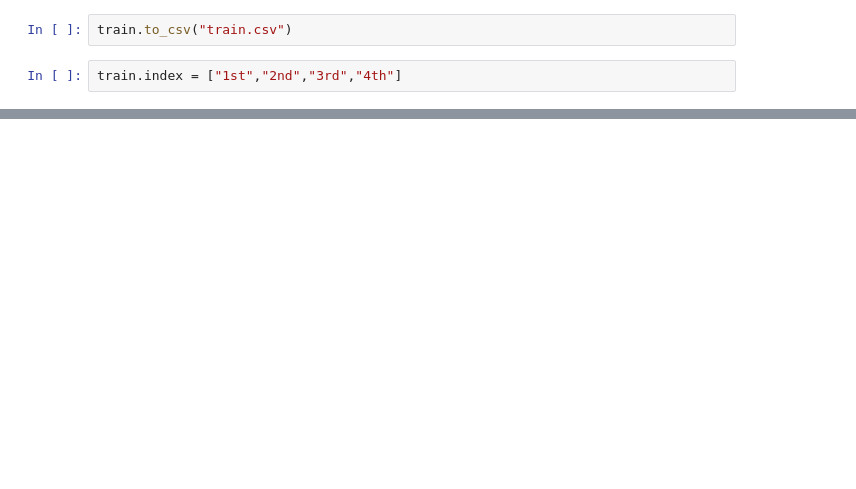
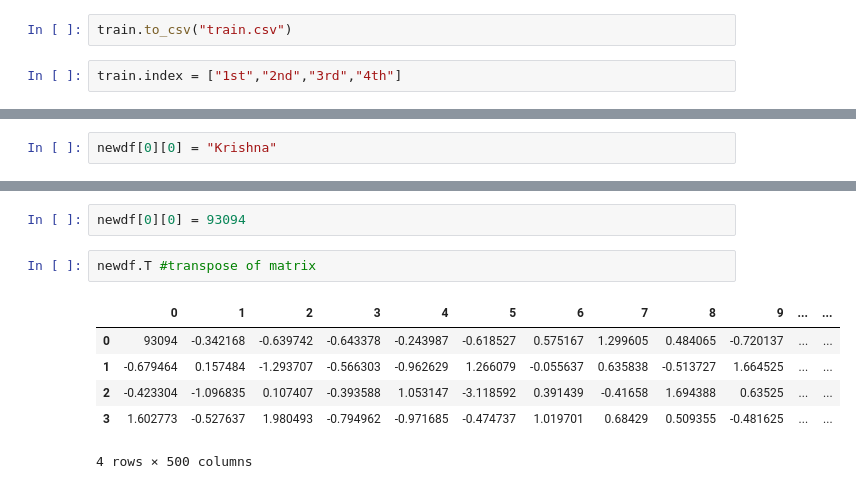
Before and after one commit to krish-alt/python, a Jupyter notebook: Untitled.ipynb, the cells around one changed output, grey strips where cells are left out. Cells and saved outputs as stored; diff of their text form; blank space fills up the shorter version.

```diff
--- a/Untitled.ipynb
+++ b/Untitled.ipynb
@@ -95,0 +165,2 @@ train
+# %%
+newdf[0][0] = "Krishna"
@@ -95,0 +218,11 @@ train
+# %%
+newdf[0][0] = 93094
+# %%
+newdf.T #transpose of matrix
+# %% [output]
+|  | 0 | 1 | 2 | 3 | 4 | 5 | 6 | 7 | 8 | 9 | ... | ... |
+| 0 | 93094 | -0.342168 | -0.639742 | -0.643378 | -0.243987 | -0.618527 | 0.575167 | 1.299605 | 0.484065 | -0.720137 | ... | ... |
+| 1 | -0.679464 | 0.157484 | -1.293707 | -0.566303 | -0.962629 | 1.266079 | -0.055637 | 0.635838 | -0.513727 | 1.664525 | ... | ... |
+| 2 | -0.423304 | -1.096835 | 0.107407 | -0.393588 | 1.053147 | -3.118592 | 0.391439 | -0.41658 | 1.694388 | 0.63525 | ... | ... |
+| 3 | 1.602773 | -0.527637 | 1.980493 | -0.794962 | -0.971685 | -0.474737 | 1.019701 | 0.68429 | 0.509355 | -0.481625 | ... | ... |
+4 rows × 500 columns
```
Also changed, not shown: parts of 43 cells of this notebook, 1 other file.
